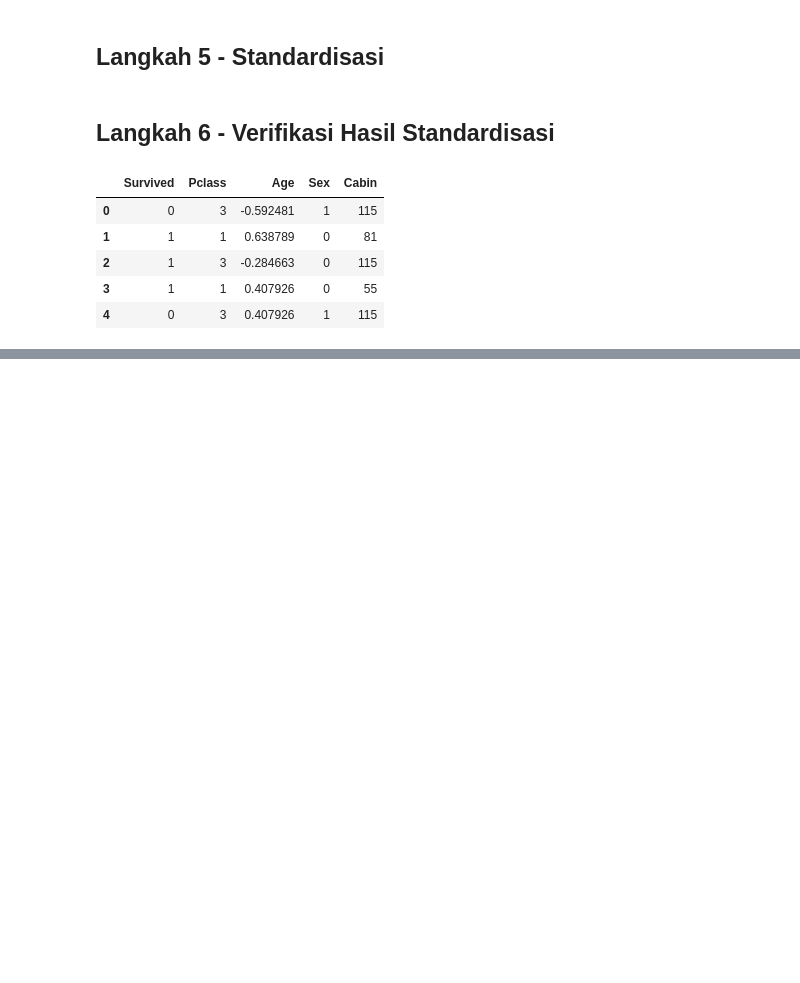
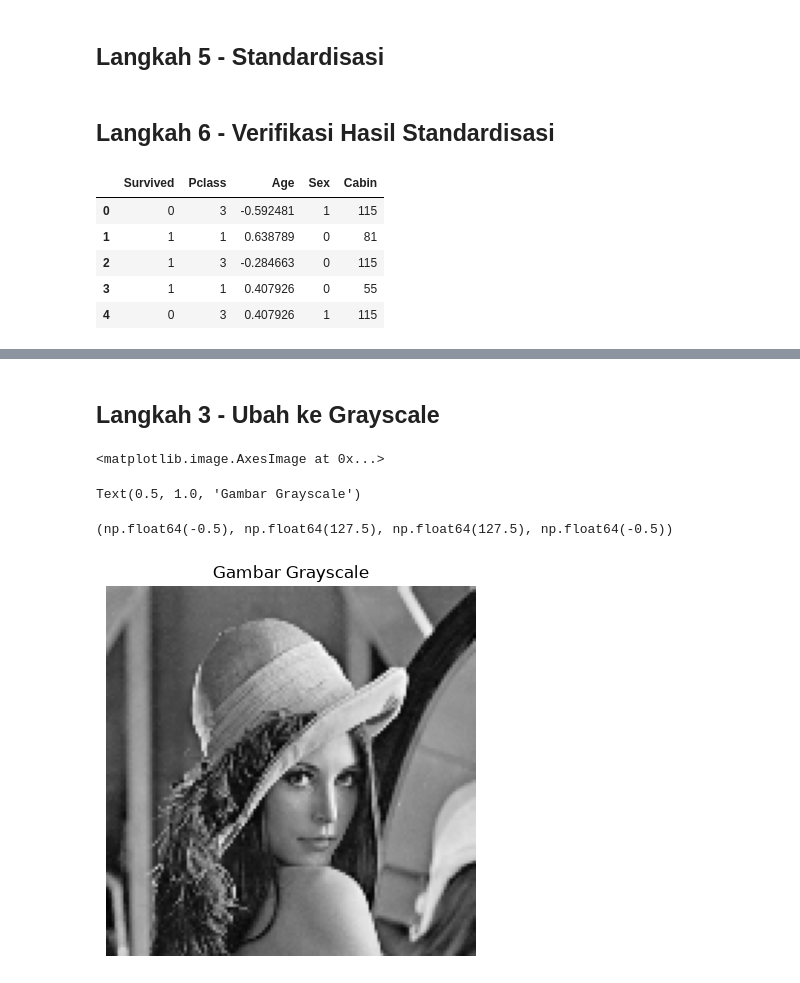
Before and after one commit to EsatovinVictoria/ML_Semester5_EsatovinEbenhaezerVictoria, a Jupyter notebook: JS02 - Pemahaman Data dan Pra Pengolahan Data/Praktikum.ipynb, the cells around one changed output, grey strips where cells are left out. Cells and saved outputs as stored; diff of their text form; code cells hidden in the pictures; blank space fills up the shorter version.

```diff
--- a/JS02 - Pemahaman Data dan Pra Pengolahan Data/Praktikum.ipynb
+++ b/JS02 - Pemahaman Data dan Pra Pengolahan Data/Praktikum.ipynb
@@ -397,0 +445,15 @@ df.head()
+# %% [markdown]
+## Langkah 3 - Ubah ke Grayscale
+# %%
+# Konversi ke grayscale
+img_gray = cv2.cvtColor(img_resized, cv2.COLOR_BGR2GRAY)
+
+plt.imshow(img_gray, cmap="gray")
+plt.title("Gambar Grayscale")
+plt.axis("off")
+plt.show()
+# %% [output]
+<matplotlib.image.AxesImage at 0x...>
+Text(0.5, 1.0, 'Gambar Grayscale')
+(np.float64(-0.5), np.float64(127.5), np.float64(127.5), np.float64(-0.5))
+[figure, added]
```
Also changed, not shown: parts of 8 cells of this notebook, 1 other file.
